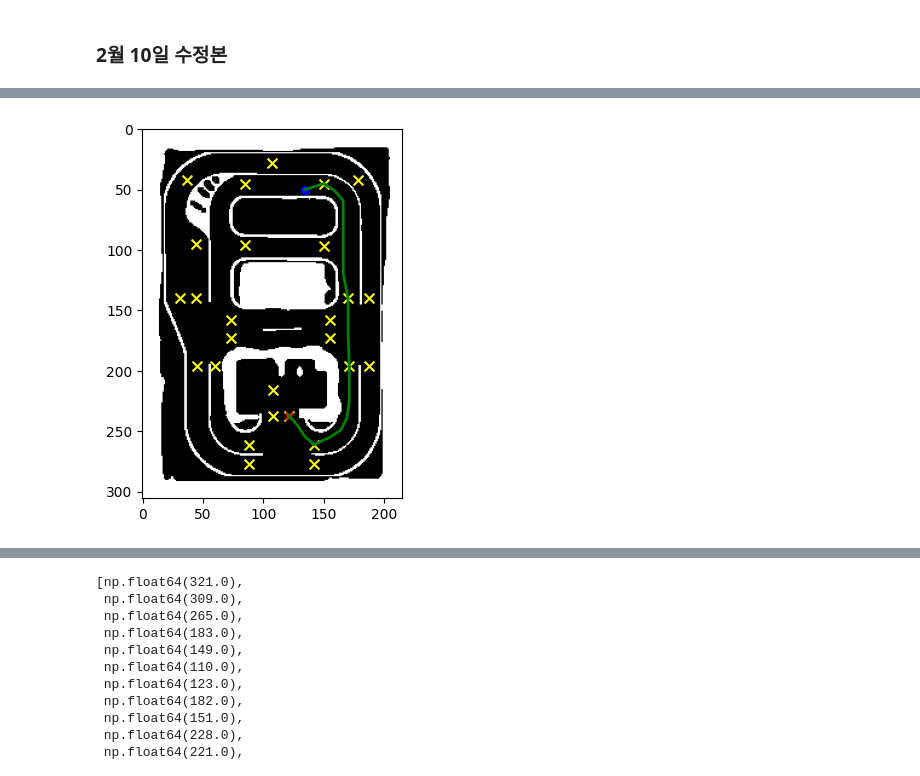
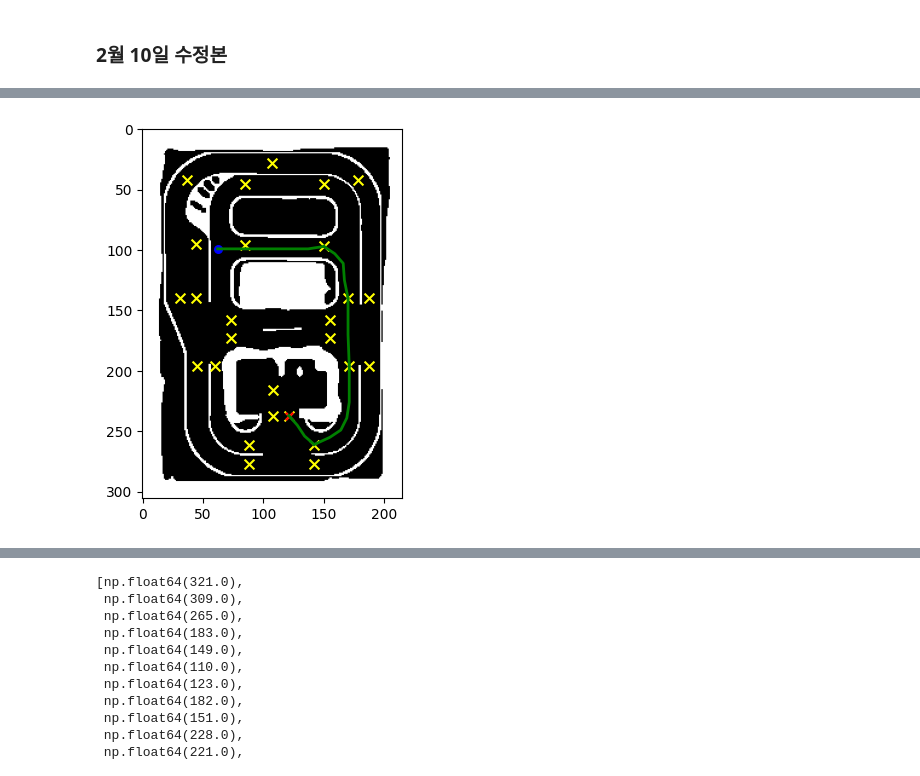
Before and after one commit to kimwanseop/ROS-Project, a Jupyter notebook: src/Server/User_GUI/asap_pathplanning.ipynb, the cells around one changed output, grey strips where cells are left out. Saved outputs shown, nothing was run; the diff lists cells and outputs as text; code cells hidden in the pictures.

Commit message:
PathPlanner3.py modified

```diff
--- a/src/Server/User_GUI/asap_pathplanning.ipynb
+++ b/src/Server/User_GUI/asap_pathplanning.ipynb
@@ -339,7 +339,7 @@ goal_valid = valid_start_goal(goal)
 
 if start_valid and goal_valid:
     # goal = wp_num[22]
-    if return_sig is not None:
+    if return_sig:
         goal = wp_num[23]  # 목표 좌표
 
     # 장애물 주변 가중치 추가
@@ -356,7 +356,7 @@ if start_valid and goal_valid:
     plt.scatter(start[0], start[1], color='blue', marker='o', label='Start', s=30)
     plt.scatter(goal[0], goal[1], color='red', marker='x', label='Goal', s=30)
 
-    if (new_start != new_goal or exc_sig is not None):
+    if (new_start != new_goal or exc_sig):
 
         wp_path = a_star(new_start, new_goal, waypoint_graph)
 
@@ -394,11 +394,11 @@ if start_valid and goal_valid:
 
         # 전역 경로 사이 두 waypoint 간의 pathplanning 실행
         if wp_path:
-            if len(wp_path) == 1 or one_way is not None:
+            if len(wp_path) == 1 or one_way:
                 print('원래 start 좌표가 wp_path 맨 앞으로 들어옴')
                 wp_path.insert(0, start)
 
-            if one_way is not None:
+            if one_way:
                 for_cnt = len(wp_path) - 1
             else:
                 for_cnt = len(wp_path)
@@ -419,8 +419,8 @@ if start_valid and goal_valid:
                         print('맨 처음 조건문')
                         print(f"min1_take = {min1_take}")
                         # 최초 차고지로부터 호출 시 무조건 start = (89, 216) 부근
-                        if call_first is not None:  # 최초 한 번 호출 시
-                            if exc_sig is not None:
+                        if call_first:  # 최초 한 번 호출 시
+                            if exc_sig:
                                 print('5번, 20번 예외처리 시작')
                                 wp_path[0] = start
                             else:
@@ -428,12 +428,12 @@ if start_valid and goal_valid:
                                 print('맨 앞에 start 삽입')
                                 wp_path.insert(0, start)
 
-                        elif (min1_take is None and min2_take is not None):
+                        elif (min1_take is None and min2_take):
                             print('맨 앞에 new_start 삽입')
                             wp_path.insert(0, new_start)  # 이게 min2_take 일 때
                         # elif (min2_take is None and min1_take == 1) or (call_sig is not None):
-                        elif (min2_take is None and min1_take is not None):
-                            if exc_sig is not None:
+                        elif (min2_take is None and min1_take):
+                            if exc_sig:
                                 wp_path.insert(0, start)
                             else:
                                 print('일반적으로 min1_take = 1 일 때 맨 앞에 start 삽입')
@@ -1360,7 +1360,7 @@ def valid_start_goal(coord):
         return True
 
 def find_start_goal(coord, waypoint_graph, grid, weight_map, flag=None):
-        global min1_take, min2_take, one_way, exc_sig, sig_2225
+        global min1_take, min2_take, one_way, exc_sig, sig_2225, sig_1122
         cost_list = []
         for station in waypoint_graph:
             _, g_cost = a_star((coord[1], coord[0]), (station[1], station[0]), waypoint_graph, grid, weight_map)
@@ -1403,6 +1403,8 @@ def find_start_goal(coord, waypoint_graph, grid, weight_map, flag=None):
                         print('min1 선택! (start)')
                         if (min1_idx == 22 or min1_idx == 25) and (min2_idx == 22 or min2_idx == 25):
                             sig_2225 = 1
+                        elif (min1_idx in [11, 22]) and (min2_idx in [11, 22]):
+                            sig_1122 = 1
                         return new_coord
 
         # goal 좌표를 줬을 때
@@ -1410,9 +1412,28 @@ def find_start_goal(coord, waypoint_graph, grid, weight_map, flag=None):
             print(f"최소 비용 wp from goal : {min1_idx}번, 비용 : {min1}")
             print(f"최소 비용 wp from goal : {min2_idx}번, 비용 : {min2}")
 
-            if (min1_idx == 5 and min2_idx == 20) or (min1_idx == 20 and min2_idx == 21) or (min1_idx == 22 and min2_idx == 25 and goal[1] <= wp_num[30][0]):
+            # if (min1_idx == 5 and min2_idx == 20) or (min1_idx == 20 and min2_idx == 21) or (min1_idx == 22 and min2_idx == 25 and goal[1] <= wp_num[30][0]):
+            if (min1_idx == 5 and min2_idx == 20) or (min1_idx == 20 and min2_idx == 21):
                 new_coord, idx = wp_num[min2_idx], min2_idx
                 print('min2 선택 (goal)')
+                return new_coord
+            # elif (min1_idx == 22 and min2_idx == 25 and goal[1] <= wp_num[30][0]):
+            # elif (min1_idx in [11, 22] and min2_idx in [11, 22]):
+            #     print('wp[11]을 new_coord 로 선택')
+            #     new_coord = wp_num[11]
+            #     return new_coord
+            elif (min1_idx in [11, 22] and min2_idx in [11, 22]):
+                if goal[1] <= wp_num[24][1]:  # 95 이하면
+                    print('wp[25]를 new_coord 로 선택')
+                    new_coord = wp_num[25]
+                    return new_coord
+                else:
+                    print('wp[11]을 new_coord 로 선택')
+                    new_coord = wp_num[11]
+                    return new_coord
+            elif (min1_idx in [25, 22] and min2_idx in [25, 22]):
+                print('wp[25]을 new_coord 로 선택')
+                new_coord = wp_num[25]
                 return new_coord
             else:
                 new_coord, idx = wp_num[min1_idx], min1_idx
@@ -1529,8 +1550,9 @@ for wp, _ in waypoint_graph.items():
 
 # 렌트 여부, 반납 여부
 # GUI 로부터 받아야 하는 신호
-is_renting = False
+is_renting = True
 pp_cnt = False
+
 # return_sig = False
 
 # min1, min2 선택 여부
@@ -1546,11 +1568,21 @@ exc_sig = None
 sig_2225 = None
 
 # 테스트 실행
-start = (134, 50)  # 시작 좌표
+start = (62, 99)  # 시작 좌표
 # start = wp_num[21]  # 목표 좌표
-goal = (134, 50)  # (53, 20) 에러 발생
+goal = (62, 99)  # (53, 20) 에러 발생
 if is_renting is False:
         goal = wp_num[23]  # 목표 좌표
+
+expanded_start = expand_coordinates((start[1], start[0]), 4)
+expanded_goal = expand_coordinates((goal[1], goal[0]), 4)
+
+if set(expanded_start) & set(expanded_goal):
+    print('너무 가까움')
+    overlap = True  # 시작점과 도착점이 너무 가까움
+else:
+    print('너무 가깝지 않음')
+    overlap = False
 
 # 둘 다 True 면 실행되야 함.
 start_valid = valid_start_goal(start)
@@ -1579,7 +1611,7 @@ if start_valid and goal_valid:
     plt.scatter(start[0], start[1], color='blue', marker='o', label='Start', s=30)
     plt.scatter(goal[0], goal[1], color='red', marker='x', label='Goal', s=30)
 
-    if (new_start != new_goal or exc_sig is not None):
+    if (new_start != new_goal or exc_sig) and overlap == False:
 
         first_wp_path = a_star(new_start, new_goal, waypoint_graph)
 
@@ -1591,9 +1623,9 @@ if start_valid and goal_valid:
 
         path_result, _ = a_star((s[1], s[0]), (g[1], g[0]), waypoint_graph, grid=grid, weight_map=weight_map)
 
-        expended_list = expand_multiple_coordinates(path_result, buffer_size=4)
+        expended_list = expand_multiple_coordinates(path_result, buffer_size=10)
 
-        expended_goal = expand_coordinates((goal[1], goal[0]), buffer_size=4)
+        expended_goal = expand_coordinates((goal[1], goal[0]), buffer_size=10)
 
         if any(goal in expended_list for goal in expended_goal):
             print('yessss')
@@ -1610,11 +1642,11 @@ if start_valid and goal_valid:
         # 전역 경로 사이 두 waypoint 간의 pathplanning 실행
         if wp_path:
             linked_path = []
-            if len(wp_path) == 1 or one_way is not None:
+            if len(wp_path) == 1 or one_way:
                 print('원래 start 좌표가 wp_path 맨 앞으로 들어옴')
                 wp_path.insert(0, start)
 
-            if one_way is not None:
+            if one_way:
                 for_cnt = len(wp_path) - 1
             else:
                 for_cnt = len(wp_path)
@@ -1637,7 +1669,7 @@ if start_valid and goal_valid:
                         # 최초 차고지로부터 호출 시 무조건 start = (89, 216) 부근
                         # if is_renting is False:  # 최초 한 번 호출 시
                         if pp_cnt is False:  # 최초 한번 호출 시
-                            if exc_sig is not None:
+                            if exc_sig:
                                 print('5번, 20번 예외처리 시작 in for 문')
                                 wp_path[0] = start
                                 # pp_cnt = True
@@ -1647,18 +1679,18 @@ if start_valid and goal_valid:
                                 wp_path.insert(0, start)
 
                         else:  # pp_cnt is True
-                            if (min1_take is None and min2_take is not None):
+                            if (min1_take is None and min2_take):
                                 print('맨 앞에 new_start 삽입')
                                 wp_path.insert(0, new_start)  # 이게 min2_take 일 때
 
                                 print(f'이 후 wp_path = {wp_path}')
 
                             # elif (min2_take is None and min1_take == 1) or (call_sig is not None):
-                            elif (min2_take is None and min1_take is not None):
-                                if (exc_sig is not None or len(wp_path) <= 2):
+                            elif (min2_take is None and min1_take):
+                                if (exc_sig or len(wp_path) <= 2):
                                     # wp_path.insert(0, start)
                                     print('지금!!!!!')
-                                    if sig_2225 is not None:
+                                    if sig_2225 or sig_1122:
                                         wp_path[0] = start
                                     else:
                                         wp_path.insert(0, start)
@@ -1739,7 +1771,7 @@ if start_valid and goal_valid:
     # 시그널 초기화
     print('모든 시그널 초기화')
     # is_renting = return_sig = False
-    min1_take = min2_take = one_way = exc_sig = for_cnt = sig_2225 = None
+    min1_take = min2_take = one_way = exc_sig = for_cnt = sig_2225 = sig_1122 = None
 else:
     print('호출 및 주정차 금지 구역입니다.')
 
@@ -1763,8 +1795,8 @@ yessss
 --------------------------------------------------
 모든 시그널 초기화
 start_valid = True
 goal_valid = True
-[figure, old version]
+[figure, new version]
 # %%
 final_path
 # %% [output]
```
Also changed, not shown: parts of 7 cells of this notebook, 1 other file.
